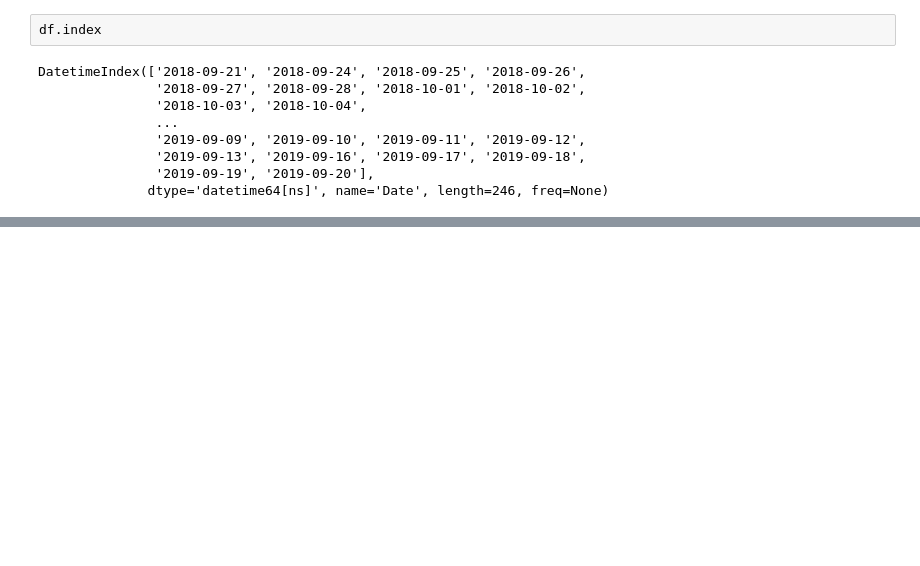
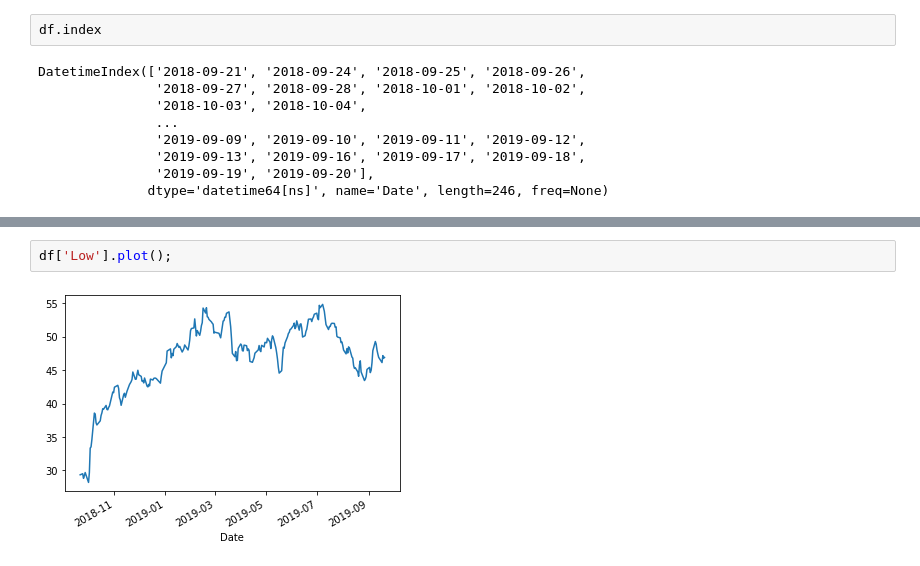
Before and after one commit to feliperromao/datascience-na-pratica, a Jupyter notebook: visualizando_dados.ipynb, the cells around one changed output, grey strips where cells are left out. Saved outputs shown, nothing was run; the diff lists cells and outputs as text; blank space fills up the shorter version.

```diff
--- a/visualizando_dados.ipynb
+++ b/visualizando_dados.ipynb
@@ -39,0 +49,4 @@ DatetimeIndex(['2018-09-21', '2018-09-24', '2018-09-25', '2018-09-26',
+# %%
+df['Low'].plot();
+# %% [output]
+[figure, added]
```
Also changed, not shown: parts of 9 cells of this notebook.
